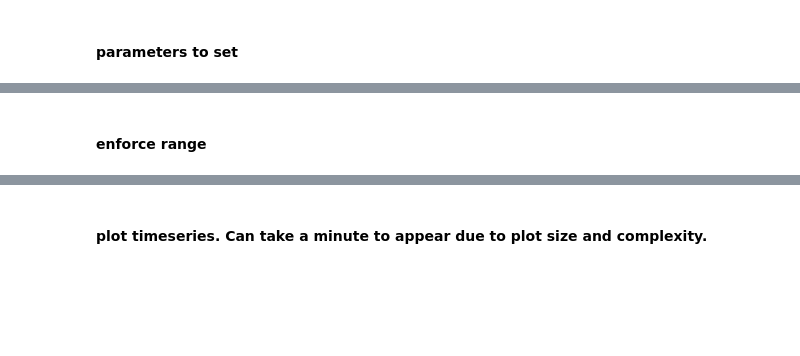
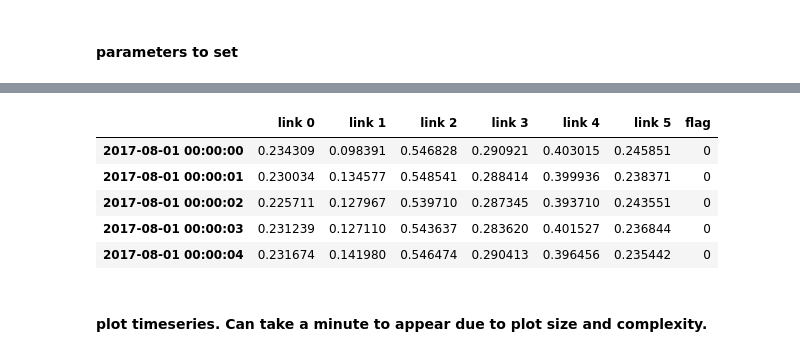
Before and after one commit to ivukotic/ML_platform_tests, a Jupyter notebook: tutorial/ilija/AnomalyDetection/BDT/Testing BDT AD on simulated data.ipynb, the cells around one changed output, grey strips where cells are left out. Saved outputs shown, nothing was run; the diff lists cells and outputs as text; code cells hidden in the pictures; blank space fills up the shorter version.

```diff
--- a/tutorial/ilija/AnomalyDetection/BDT/Testing BDT AD on simulated data.ipynb
+++ b/tutorial/ilija/AnomalyDetection/BDT/Testing BDT AD on simulated data.ipynb
@@ -83,2 +32,0 @@ affected: [1] 2017-08-01 00:21:35 2017-08-01 04:20:55
-# %% [markdown]
-#### enforce range
@@ -87,0 +33,5 @@ df[df>1] = 1
+# %%
+df =  simulated_data.get_simulated_data()
+# df =  simulated_data.get_simulated_fixed_data()
+df.head()
+# %% [output]
@@ -88,3 +44,9 @@ df[df>1] = 1
+|  | link 0 | link 1 | link 2 | link 3 | link 4 | link 5 | flag |
+| 2017-08-01 00:00:00 | 0.234309 | 0.098391 | 0.546828 | 0.290921 | 0.403015 | 0.245851 | 0 |
+| 2017-08-01 00:00:01 | 0.230034 | 0.134577 | 0.548541 | 0.288414 | 0.399936 | 0.238371 | 0 |
+| 2017-08-01 00:00:02 | 0.225711 | 0.127967 | 0.539710 | 0.287345 | 0.393710 | 0.243551 | 0 |
+| 2017-08-01 00:00:03 | 0.231239 | 0.127110 | 0.543637 | 0.283620 | 0.401527 | 0.236844 | 0 |
+| 2017-08-01 00:00:04 | 0.231674 | 0.141980 | 0.546474 | 0.290413 | 0.396456 | 0.235442 | 0 |
 # %% [markdown]
 #### plot timeseries. Can take a minute to appear due to plot size and complexity.
 # %%
```
Also changed, not shown: parts of 14 cells of this notebook, 5 other files.
